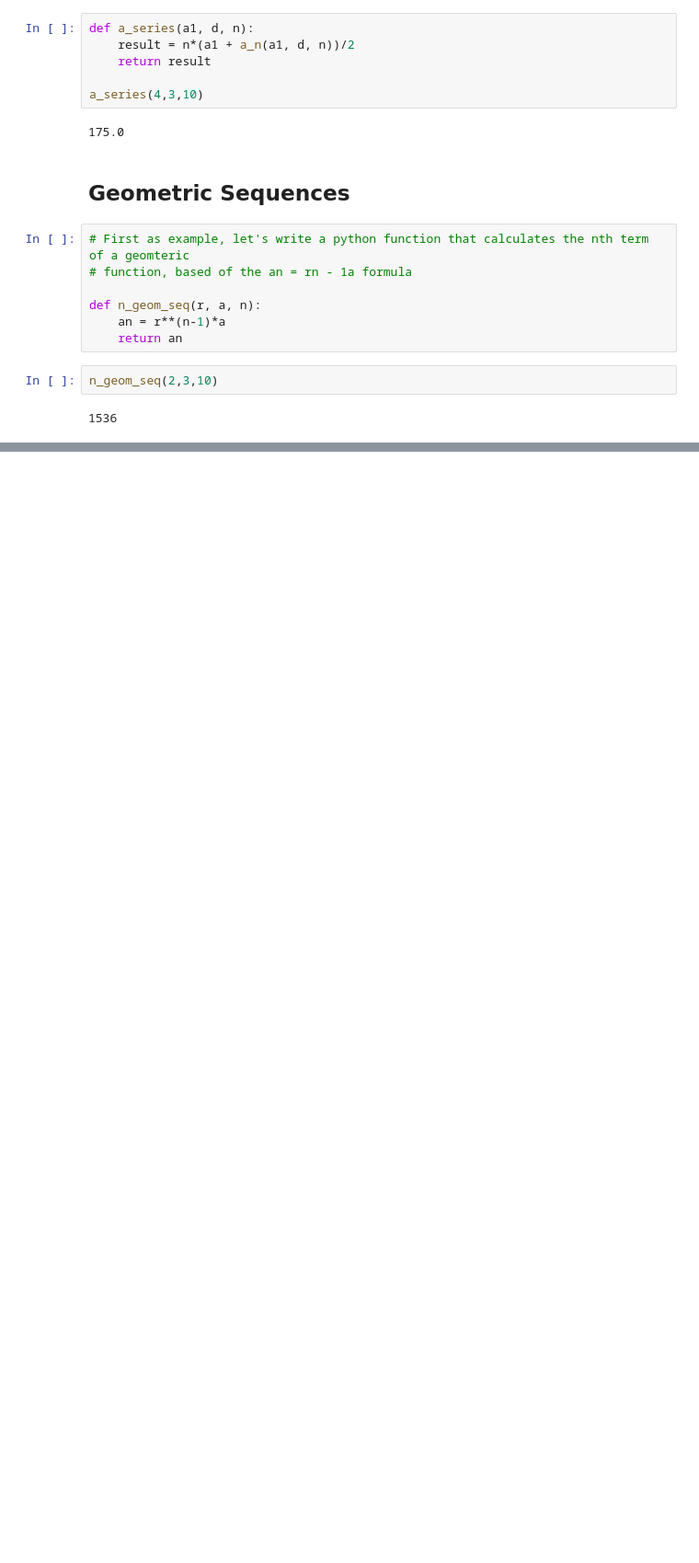
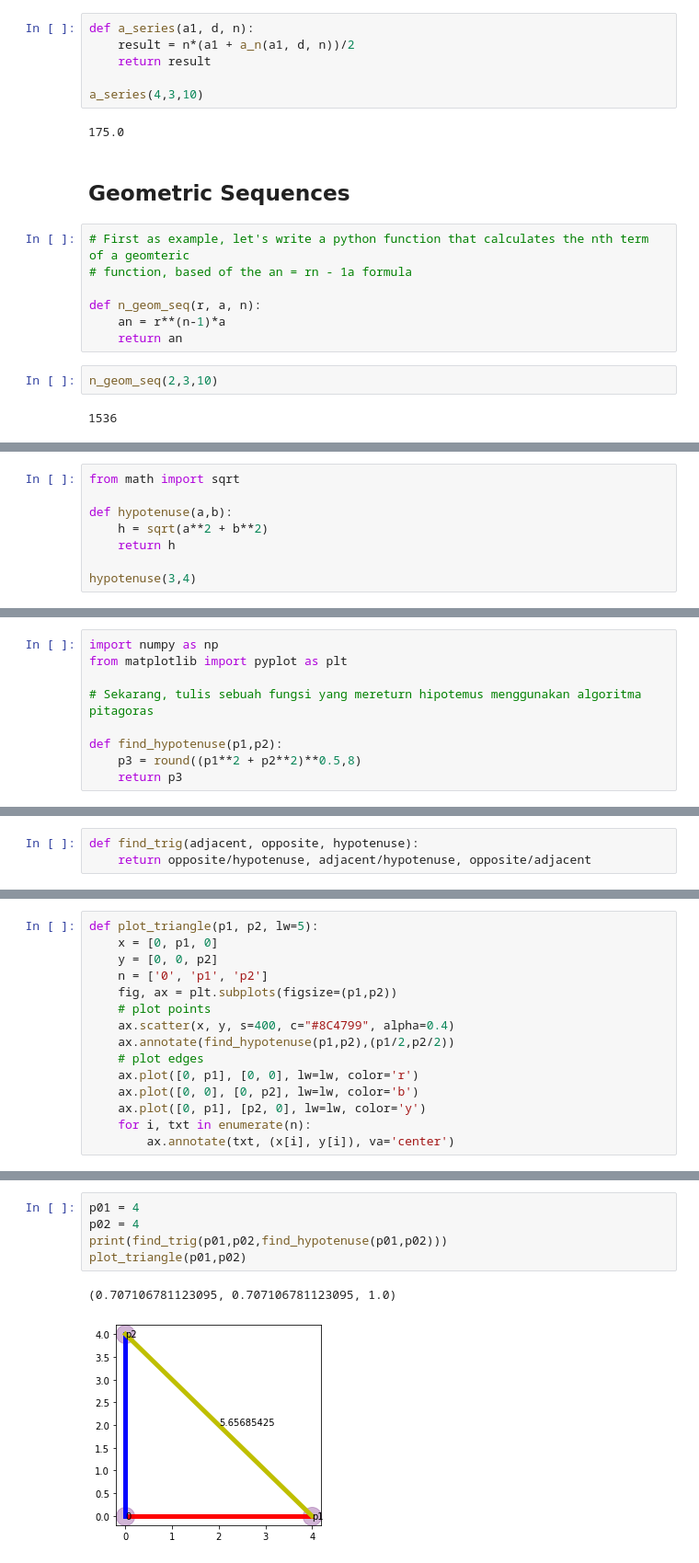
Before and after one commit to samyon7/Statistics-Python, a Jupyter notebook: Work_5/work_5-1.ipynb, the cells around one changed output, grey strips where cells are left out. Shown at 92% size. Cells and saved outputs as stored; diff of their text form; blank space fills up the shorter version.

Commit message:
Add Sine and Cosine visualization

```diff
--- a/Work_5/work_5-1.ipynb
+++ b/Work_5/work_5-1.ipynb
@@ -150,0 +307,8 @@ n_geom_seq(2,3,10)
+# %%
+from math import sqrt
+
+def hypotenuse(a,b):
+    h = sqrt(a**2 + b**2)
+    return h
+
+hypotenuse(3,4)
@@ -150,0 +321,9 @@ n_geom_seq(2,3,10)
+# %%
+import numpy as np
+from matplotlib import pyplot as plt
+
+# Sekarang, tulis sebuah fungsi yang mereturn hipotemus menggunakan algoritma pitagoras
+
+def find_hypotenuse(p1,p2):
+    p3 = round((p1**2 + p2**2)**0.5,8)
+    return p3
@@ -150,0 +332,3 @@ n_geom_seq(2,3,10)
+# %%
+def find_trig(adjacent, opposite, hypotenuse):
+    return opposite/hypotenuse, adjacent/hypotenuse, opposite/adjacent
@@ -150,0 +337,15 @@ n_geom_seq(2,3,10)
+# %%
+def plot_triangle(p1, p2, lw=5):
+    x = [0, p1, 0]
+    y = [0, 0, p2]
+    n = ['0', 'p1', 'p2']
+    fig, ax = plt.subplots(figsize=(p1,p2))
+    # plot points
+    ax.scatter(x, y, s=400, c="#8C4799", alpha=0.4)
+    ax.annotate(find_hypotenuse(p1,p2),(p1/2,p2/2))
+    # plot edges
+    ax.plot([0, p1], [0, 0], lw=lw, color='r')
+    ax.plot([0, 0], [0, p2], lw=lw, color='b')
+    ax.plot([0, p1], [p2, 0], lw=lw, color='y')
+    for i, txt in enumerate(n):
+        ax.annotate(txt, (x[i], y[i]), va='center')
@@ -150,0 +356,8 @@ n_geom_seq(2,3,10)
+# %%
+p01 = 4
+p02 = 4
+print(find_trig(p01,p02,find_hypotenuse(p01,p02)))
+plot_triangle(p01,p02)
+# %% [output]
+(0.707106781123095, 0.707106781123095, 1.0)
+[figure, added]
```
Also changed, not shown: parts of 47 cells of this notebook.
